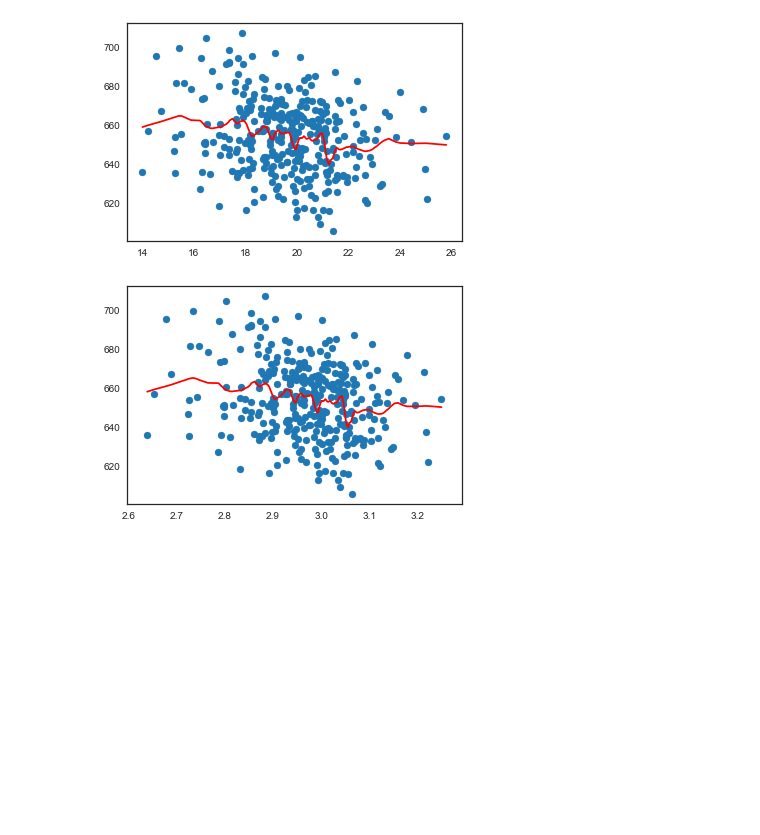
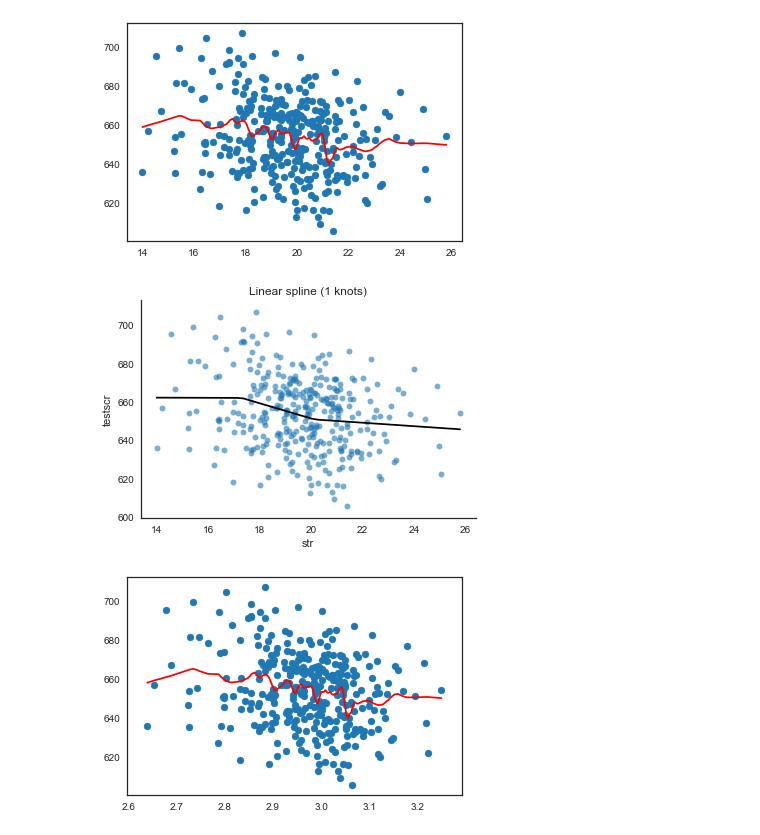
Before and after one commit to SarahDixon/QBUS2810-Group-Assignment, a Jupyter notebook: task 4.ipynb, the cells around one changed output. Saved outputs shown, nothing was run; the diff lists cells and outputs as text; code cells hidden in the pictures; blank space fills up the shorter version.

```diff
--- a/task 4.ipynb
+++ b/task 4.ipynb
@@ -966,6 +974,42 @@ plt.plot(z1[:,0],z1[:,1],'red')
 plt.show()
 # %% [output]
 [figure]
+# %%
+from patsy import dmatrix, build_design_matrices
+import statsmodels.api as sm
+
+xi1=train['str'].quantile(.1)
+xi2=train['str'].quantile(.6)
+
+
+
+X = dmatrix("bs(predictor, knots=(xi1, xi2), degree=1, include_intercept=False)", {"predictor": train['str']},
+return_type='dataframe')
+
+ols = sm.OLS(train['testscr'], X).fit()
+
+
+fig, ax= plt.subplots()
+sns.regplot(train['str'], train['testscr'], ci=None, fit_reg=False, scatter_kws={'s': 35, 'alpha': 0.6})
+
+a=train['str'].min()
+b=train['str'].max()
+x=np.linspace(a, b)
+
+X0 = build_design_matrices([X.design_info], {'predictor': x})[0]
+
+y=ols.predict(X0)
+ax.plot(x, y, color='Black')
+
+ax.set_xlabel('str')
+ax.set_ylabel('testscr')
+ax.set_title('Linear spline (1 knots)')
+
+sns.despine()
+##plt.xlim(0,40)
+plt.show()
+# %% [output]
+[figure, added]
 # %%
 train['log_str'] = np.log(train['str'])
 
```
Also changed, not shown: parts of 16 cells of this notebook.
